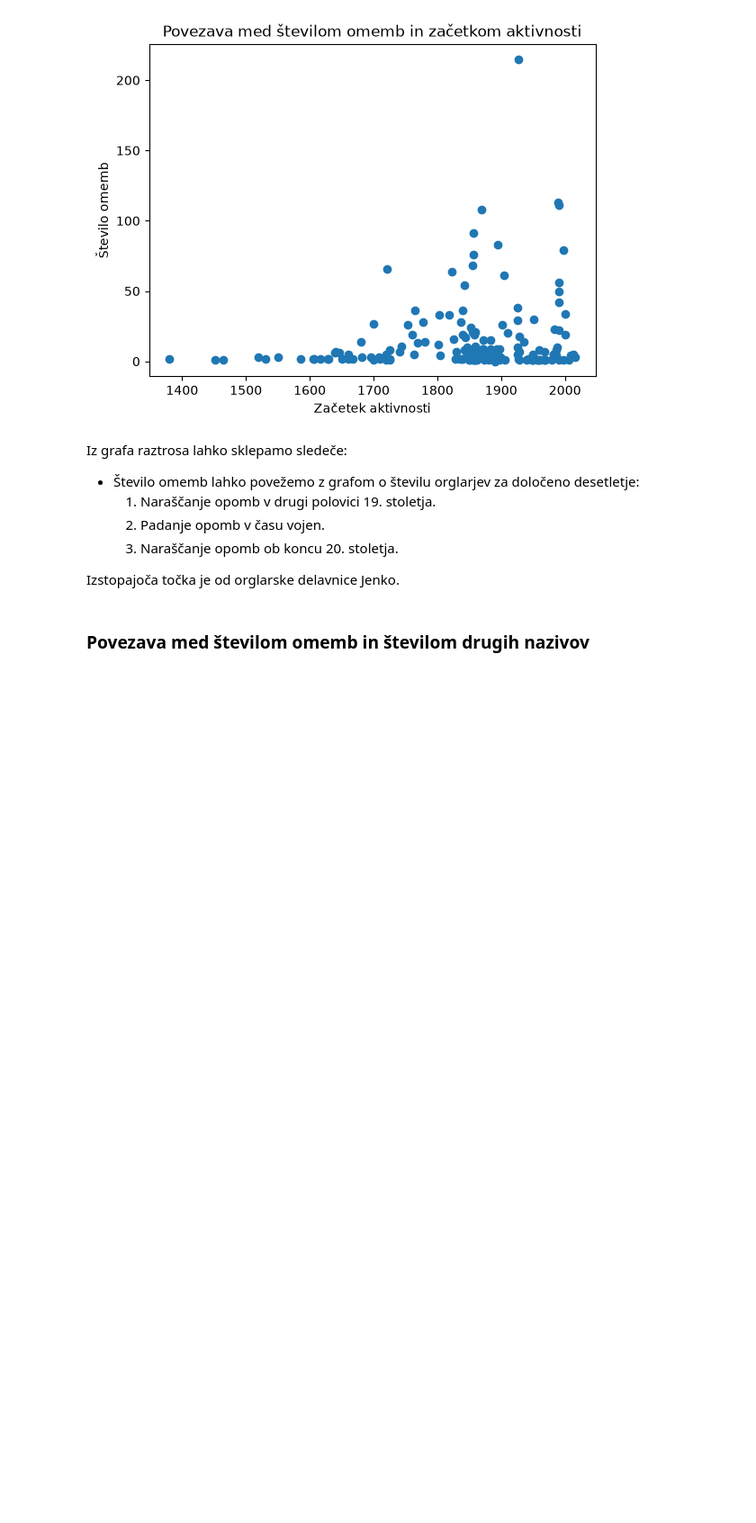
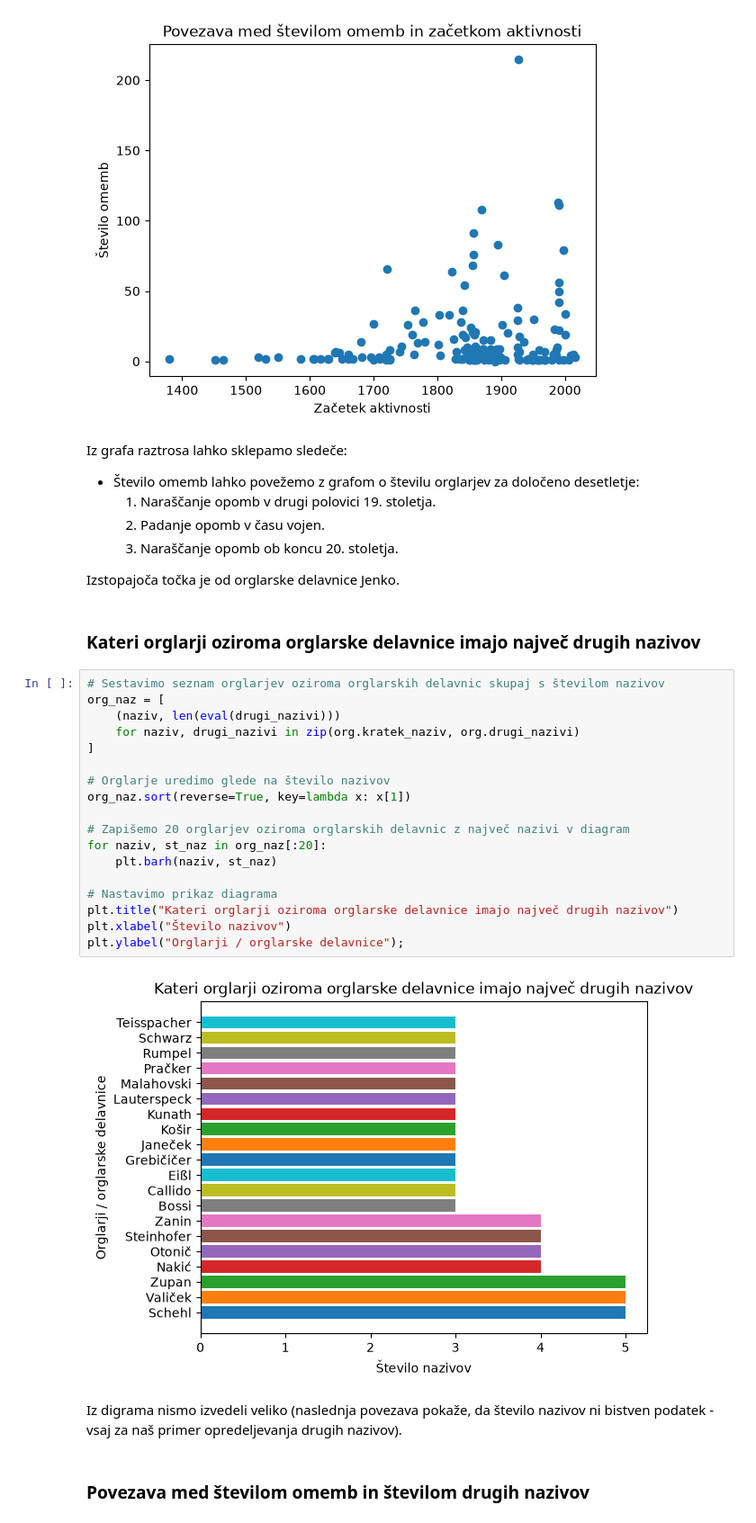
Before and after one commit to PetJer/UVP-projektna-naloga, a Jupyter notebook: analiza.ipynb, the cells around one changed output. Shown at 90% size. Saved outputs shown, nothing was run; the diff lists cells and outputs as text; blank space fills up the shorter version.

Commit message:
Dodal analizo: Kateri orglarji oziroma orglarske delavnice imajo največ drugih nazivov

```diff
--- a/analiza.ipynb
+++ b/analiza.ipynb
@@ -230,6 +230,30 @@ Iz grafa raztrosa lahko sklepamo sledeče:
     3. Naraščanje opomb ob koncu 20. stoletja.
 
 Izstopajoča točka je od orglarske delavnice Jenko.
+# %% [markdown]
+### Kateri orglarji oziroma orglarske delavnice imajo največ drugih nazivov
+# %%
+# Sestavimo seznam orglarjev oziroma orglarskih delavnic skupaj s številom nazivov
+org_naz = [
+    (naziv, len(eval(drugi_nazivi)))
+    for naziv, drugi_nazivi in zip(org.kratek_naziv, org.drugi_nazivi)
+]
+
+# Orglarje uredimo glede na število nazivov
+org_naz.sort(reverse=True, key=lambda x: x[1])
+
+# Zapišemo 20 orglarjev oziroma orglarskih delavnic z največ nazivi v diagram
+for naziv, st_naz in org_naz[:20]:
+    plt.barh(naziv, st_naz)
+
+# Nastavimo prikaz diagrama
+plt.title("Kateri orglarji oziroma orglarske delavnice imajo največ drugih nazivov")
+plt.xlabel("Število nazivov")
+plt.ylabel("Orglarji / orglarske delavnice");
+# %% [output]
+[figure, added]
+# %% [markdown]
+Iz digrama nismo izvedeli veliko (naslednja povezava pokaže, da število nazivov ni bistven podatek - vsaj za naš primer opredeljevanja drugih nazivov).
 # %% [markdown]
 ### Povezava med številom omemb in številom drugih nazivov
 # %%
```
Also changed, not shown: 1 other file.
